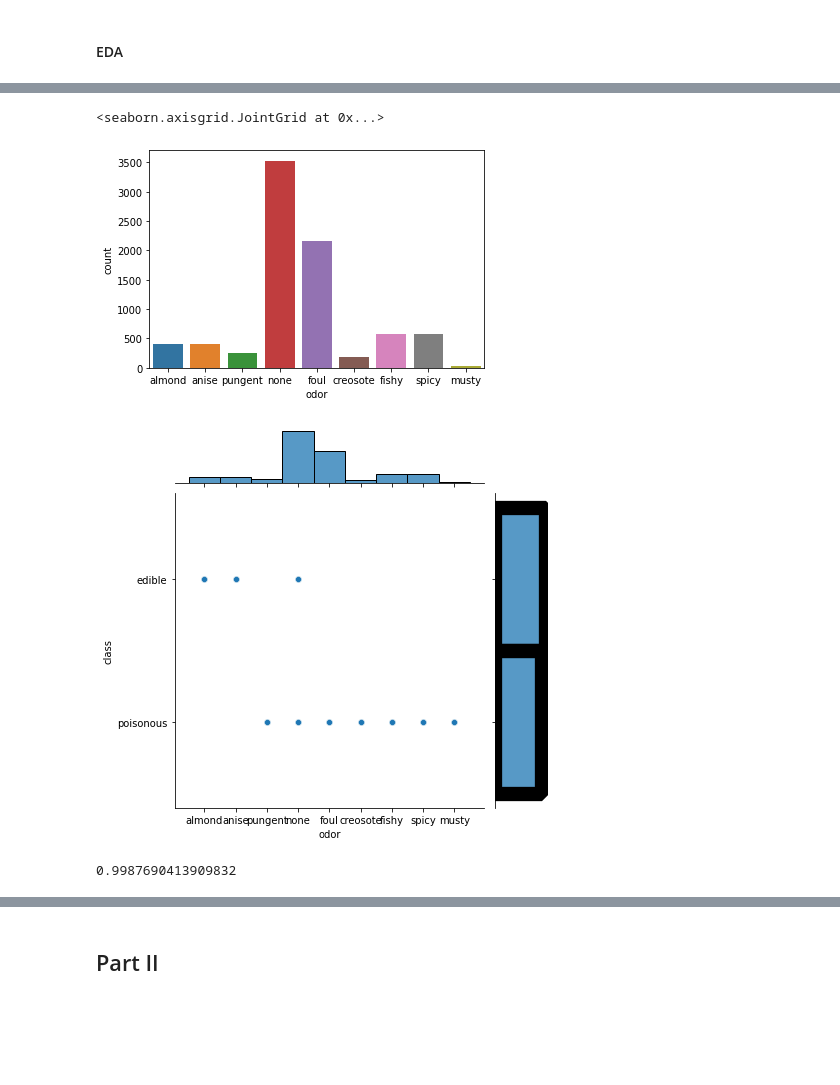
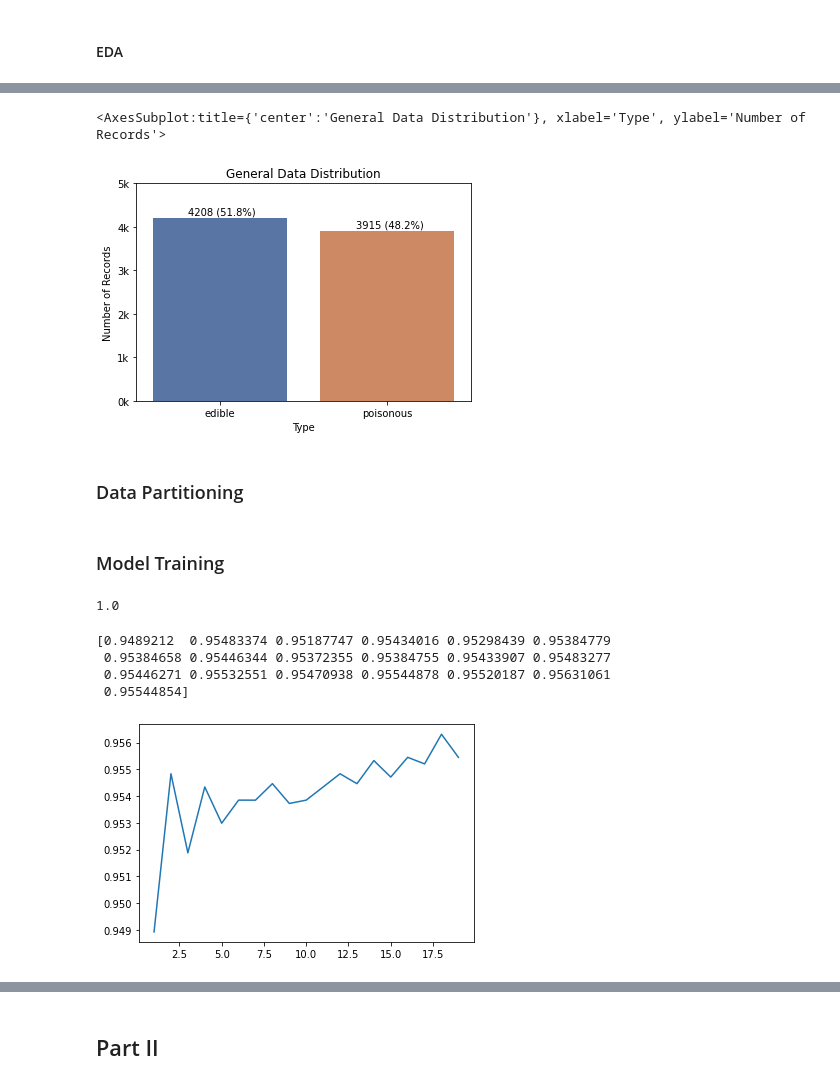
Before and after one commit to ethanolx/Mushrooms-Housing-py, a Jupyter notebook: a.ipynb, the cells around one changed output, grey strips where cells are left out. Saved outputs shown, nothing was run; the diff lists cells and outputs as text; code cells hidden in the pictures; blank space fills up the shorter version.

```diff
--- a/a.ipynb
+++ b/a.ipynb
@@ -229,0 +161,2 @@ def present():
+# %%
+df.drop(labels='veil-type', inplace=True, axis=1)
@@ -229,0 +192,10 @@ def present():
+# %%
+# chi square
+from sklearn.feature_selection import chi2, SelectKBest
+
+# t = pd.get_dummies(df, drop_first=True).groupby(by='class_poisonous').sum().astype(int)
+t = pd.get_dummies(df).drop(labels='class_edible', axis=1)
+
+s = SelectKBest(score_func=chi2, k=5).fit(t.drop(labels='class_poisonous', axis=1), t[['class_poisonous']])
+good_preds = t.drop(labels='class_poisonous', axis=1).columns.values[s.get_support()]
+sns.pairplot(data=t.drop(labels=t.columns.values[t.columns.values]))
@@ -237,7 +206,24 @@ sns.countplot(data=df, x='class')
-# %%
-sns.countplot(data=df, x='odor')
-sns.jointplot(data=df, x='odor', y='class')
-# %% [output]
-<seaborn.axisgrid.JointGrid at 0x...>
-[figure, removed]
-[figure, removed]
+# %%
+from utils.plotting import format_label
+def plot_A(df: pd.DataFrame):
+    ax = sns.countplot(data=df, x='class', palette='deep')
+    ax.set_ylim(top=5000)
+    ax.set_title(label='General Data Distribution')
+    ax.set_ylabel(ylabel='Number of Records')
+    ax.set_yticklabels(labels=format_label(
+        ax.get_yticks() / 1000, lambda s: f'{round(s)}k'))
+    ax.set_xlabel(xlabel='Type')
+    total_count = df.shape[0]
+    for p in ax.patches:
+        x = p.get_x()
+        y = p.get_height()
+        ax.annotate(text=f'{y} ({y/total_count*100:.1f}%)',
+                    xy=(x + 0.21, y + 70))  # type: ignore
+    return ax
+ax_a = plot_A(df=df)
+ax_a
+# %% [output]
+<AxesSubplot:title={'center':'General Data Distribution'}, xlabel='Type', ylabel='Number of Records'>
+[figure, added]
+# %% [markdown]
+### Data Partitioning
@@ -243,0 +234,2 @@ sns.jointplot(data=df, x='odor', y='class')
+# %% [markdown]
+### Model Training
@@ -244,11 +239,29 @@ sns.jointplot(data=df, x='odor', y='class')
 # %%
 knn = KNeighborsClassifier(n_neighbors=4)
-y = dfdf['class_poisonous']
-X = dfdf.drop(labels='class_poisonous', axis=1)
-X_train, X_test, y_train, y_test = train_test_split(X, y, test_size=0.8)
+
 knn.fit(X_train, y_train)
 knn.score(X_test, y_test)
 # confusion_matrix(y_test, knn.predict(X_test))
+# knn.predict(X_test.iloc[0:1,:])
 # print(X_test.shape)
 # %% [output]
-0.9987690413909832
+1.0
+# %%
+neighbours_range = list(range(1, 20))
+# fig, ax = plt.subplots(nrows=1, ncols=len(neighbours_range), sharey=True)
+result = np.empty(shape=(0,))
+for neighbours in neighbours_range:
+    cv = cross_val_score(estimator=KNeighborsClassifier(n_neighbors=neighbours), X=X, y=y, cv=8)
+    # print(f"Neighbours: {neighbours}\t| Mean: {cv.mean()}\t| Median: {np.median(cv)}")
+    result = np.hstack((result, np.array([cv.mean()])))
+    # sns.swarmplot(y=cv, ax=ax[neighbours - 3])
+
+sns.lineplot(x=neighbours_range, y=result)
+print(result)
+# fig.show()
+# %% [output]
+[0.9489212  0.95483374 0.95187747 0.95434016 0.95298439 0.95384779
+ 0.95384658 0.95446344 0.95372355 0.95384755 0.95433907 0.95483277
+ 0.95446271 0.95532551 0.95470938 0.95544878 0.95520187 0.95631061
+ 0.95544854]
+[figure, added]
```
Also changed, not shown: parts of 34 cells of this notebook, 5 other files.
